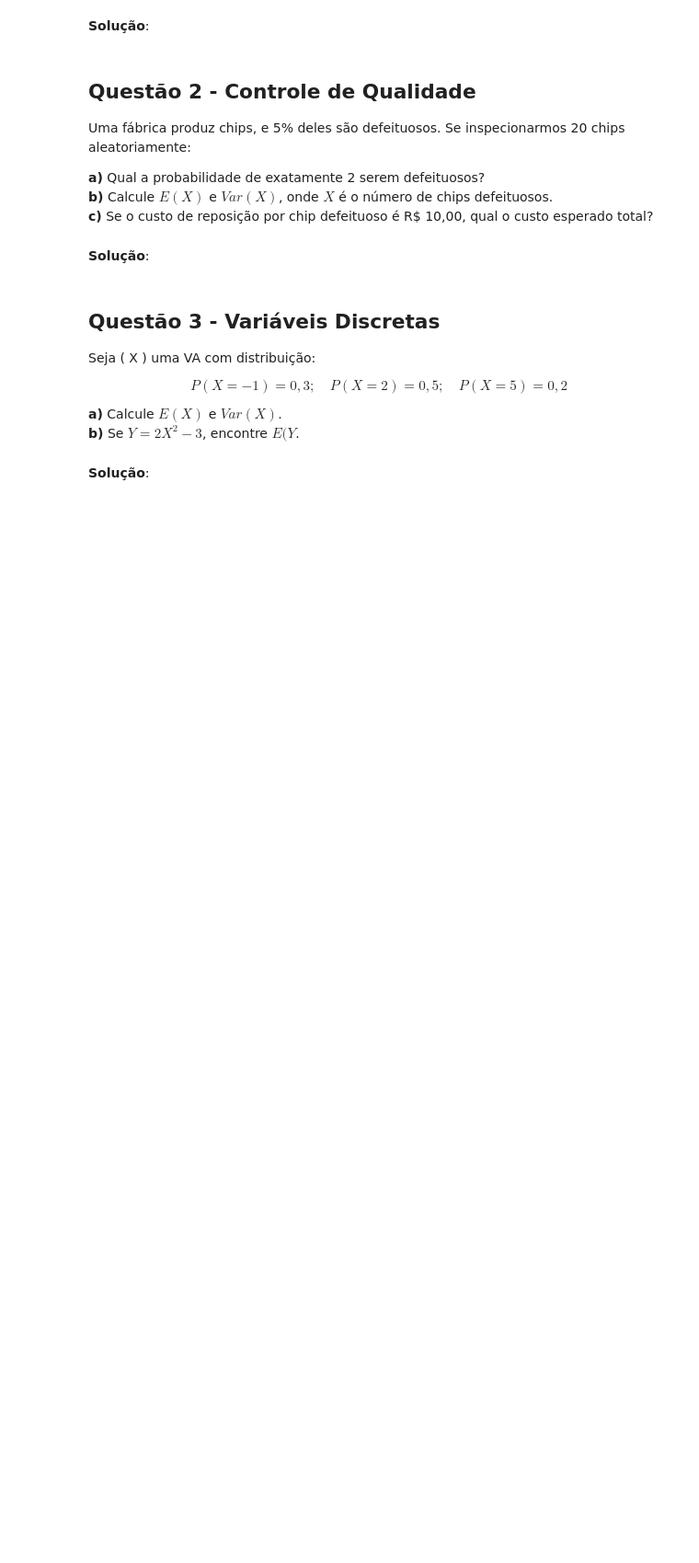
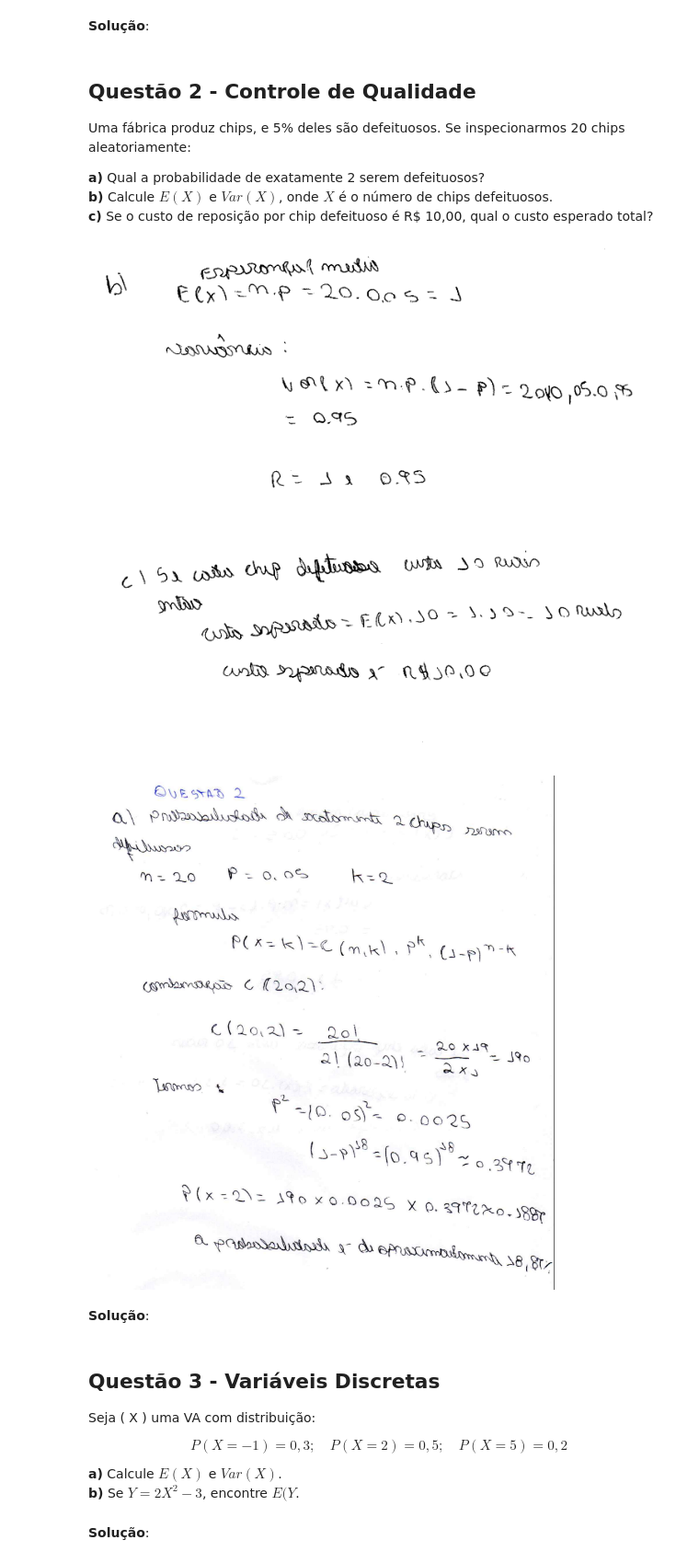
Before and after one commit to Lira25/estacionamento, a Jupyter notebook: assignments/E03/E03_VAs.ipynb, the cells around one changed output. Shown at 92% size. Saved outputs shown, nothing was run; the diff lists cells and outputs as text; code cells hidden in the pictures; blank space fills up the shorter version.

```diff
--- a/assignments/E03/E03_VAs.ipynb
+++ b/assignments/E03/E03_VAs.ipynb
@@ -28,6 +31,21 @@ Uma fábrica produz chips, e 5% deles são defeituosos. Se inspecionarmos 20 chi
 **a)** Qual a probabilidade de exatamente 2 serem defeituosos?
 **b)** Calcule $ E(X) $ e $ Var(X)$, onde $X$ é o número de chips defeituosos.
 **c)** Se o custo de reposição por chip defeituoso é R$ 10,00, qual o custo esperado total?
+# %%
+from IPython.display import Image, display
+
+imagens = [
+
+    '/content/2a.png',
+    '/content/2b,c.png'
+
+]
+
+for img in imagens:
+    display(Image(img))
+# %% [output]
+[figure, added]
+[figure, added]
 # %% [markdown]
 **Solução**:
 # %% [markdown]
```
Also changed, not shown: parts of 10 cells of this notebook.
